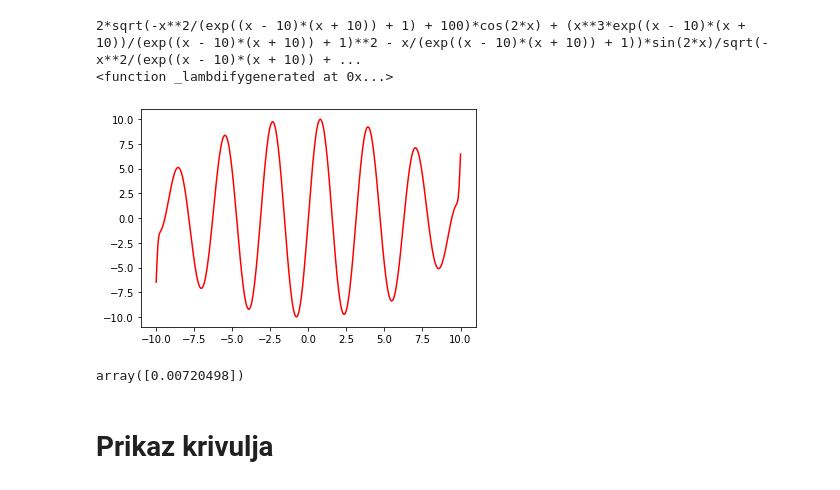
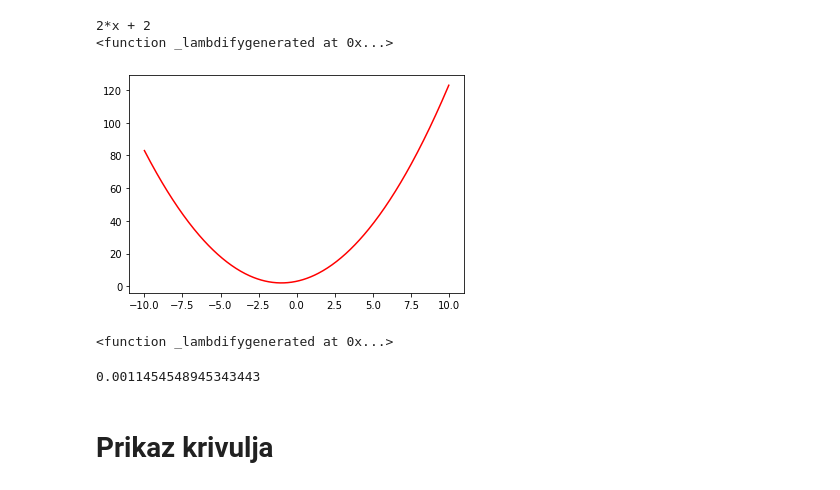
Before and after one commit to ivanazuzic/Efficiency-of-dragging-gestures, a Jupyter notebook: Krivulje kandidati.ipynb, the cells around one changed output. Cells and saved outputs as stored; diff of their text form; code cells hidden in the pictures.

Commit message:
Remade functions so they're labmdified

```diff
--- a/Krivulje kandidati.ipynb
+++ b/Krivulje kandidati.ipynb
@@ -17,39 +17,41 @@ def napravi_bombon(h, b, c, y, r):
 def napravi_sinc(a, b, c):
     return a*sp.sin(b*(x-c)) / (b*(x-c))
 
 def analiziraj_K(f, t):
     f0 = sp.lambdify(x, f, 'numpy')
 
     fder = f.diff(x)
     print(fder)
     f1 = sp.lambdify(x, fder, 'numpy')
     print(f1)
     f1(np.array([0, 1, 7]))
 
     fderder = fder.diff(x)
 
     f2 = sp.lambdify(x, fderder, 'numpy')
 
     K = (f2(np.array([t]))) / math.pow(1 + (f1(np.array([t]) )**2), 3 / 2)
 
     x_val = np.linspace(-10, 10, 400)
     y_val0 = f0(x_val)
     y_val1 = f1(x_val)
     y_val2 = f2(x_val)
     plt.plot(x_val, y_val0, 'r') # plotting t, a separately
    # plt.plot(x_val, y_val1, 'b') # plotting t, b separately
     #plt.plot(x_val, y_val2, 'g') # plotting t, c separately
     plt.show()
-
+    print(f0)
     return abs(K)
 
-#analiziraj_K(napravi_parabolu(1, 2, 3), 5)
-analiziraj_K(napravi_bombon(2, 1, 10, 0, 10), 5)
+
+analiziraj_K(napravi_parabolu(1, 2, 3), 5)
+# analiziraj_K(napravi_bombon(2, 1, 10, 0, 10), 5)
 # %% [output]
-2*sqrt(-x**2/(exp((x - 10)*(x + 10)) + 1) + 100)*cos(2*x) + (x**3*exp((x - 10)*(x + 10))/(exp((x - 10)*(x + 10)) + 1)**2 - x/(exp((x - 10)*(x + 10)) + 1))*sin(2*x)/sqrt(-x**2/(exp((x - 10)*(x + 10)) + ...
+2*x + 2
 <function _lambdifygenerated at 0x...>
-[figure, old version]
+[figure, new version]
-array([0.00720498])
+<function _lambdifygenerated at 0x...>
+0.0011454548945343443
 # %% [markdown]
 # Prikaz krivulja
 # %% [markdown]
```
Also changed, not shown: 4 other files.
